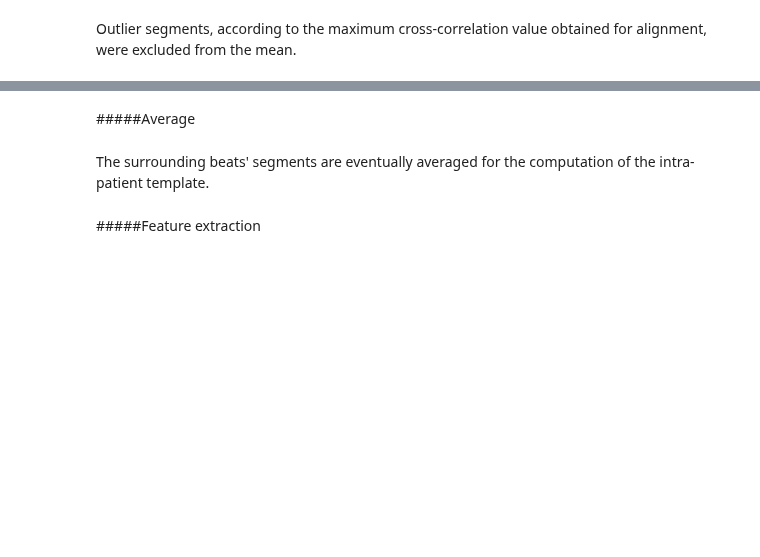
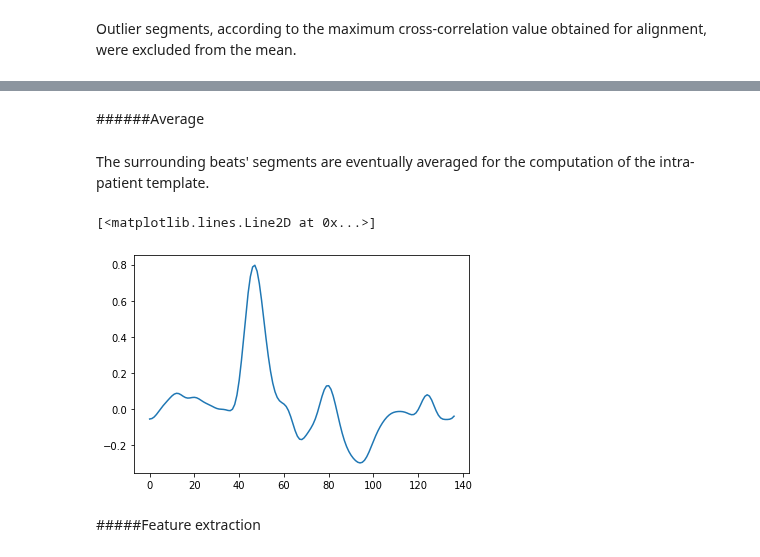
Before and after one commit to alice202122/AI_PROJECT, a Jupyter notebook: AI_Assignment.ipynb, the cells around one changed output, grey strips where cells are left out. Saved outputs shown, nothing was run; the diff lists cells and outputs as text; code cells hidden in the pictures; blank space fills up the shorter version.

```diff
--- a/AI_Assignment.ipynb
+++ b/AI_Assignment.ipynb
@@ -642,0 +614,13 @@ for nbeat_smp, beats25 in tplt_25:
+# %%
+temp = []
+corr = []
+beat_ecg = tpltIlead_25[patient][middlebeatplusbeatsassoc][n_middlebeatplusbeatsassoc][middle_beat][ecg]
+lst = []
+for k in tpltIlead_25[patient][middlebeatplusbeatsassoc][n_middlebeatplusbeatsassoc][beats_assoc]:
+  max = (np.argmax(signal.correlate(beat_ecg, k[ecg])) - len(k[ecg]))
+  row = [ k[0:3], max ]
+  temp.append(row)
+lst = copy.deepcopy(temp)
+beat_max = [ tpltIlead_25[patient][middlebeatplusbeatsassoc][n_middlebeatplusbeatsassoc][middle_beat][head], lst]
+corr.append(beat_max)
+corr
@@ -645,5 +649,6 @@ for nbeat_smp, beats25 in tplt_25:
 # %% [markdown]
 Outlier segments, according to the maximum cross-correlation value obtained for alignment, were excluded from the mean.
 # %%
-df = pd.DataFrame({'nbeat_smp':np.ndarray.tolist(corr_80[0][1]), 'max_corr':np.ndarray.tolist(corr_80[0][2])})
-df['z_score']=stats.zscore(np.ndarray.tolist(corr_80[0][2]))
+df = pd.DataFrame(corr[0][1])
+df['z_score'] = stats.zscore(df[1])
+df
@@ -659,14 +695,18 @@ for i in df_out['nbeat_smp']:
+# %%
+count = 0
+sum = 0
+for count in range(len(df_out)):
+  sum = sum + df_out[0].iloc[count][2]
 # %% [markdown]
-#####Average
+######Average
 # %% [markdown]
 The surrounding beats' segments are eventually averaged for the computation of the intra-patient template.
-# %%
-sum = 0
-for i in ecgtmp_80:
-  sum = sum+np.array([i])
 # %%
-ecg_mean80 = np.vstack(sum[0])/len(np.vstack(sum[0]))
-plot(ecg_mean80)
+tpltIlead25_mean = np.vstack(sum)/len(df_out)
+plot(tpltIlead25_mean)
+# %% [output]
+[<matplotlib.lines.Line2D at 0x...>]
+[figure, added]
 # %% [markdown]
 #####Feature extraction
 # %% [markdown]
```
Also changed, not shown: parts of 20 cells of this notebook.
